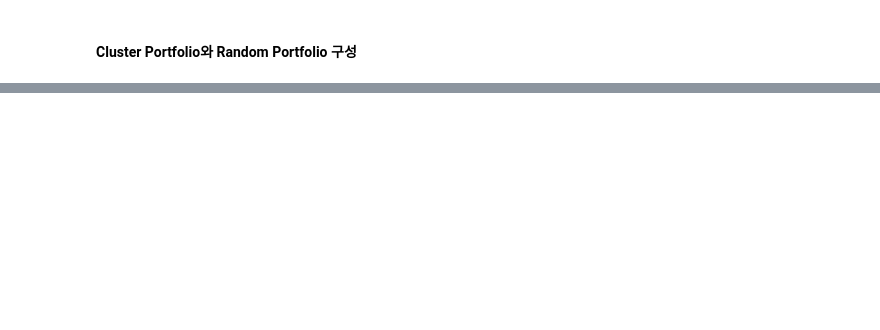
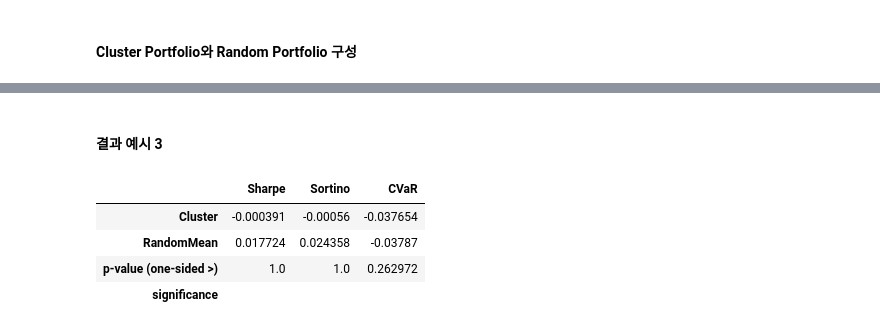
Before and after one commit to taekyounglee1224/SWCAP-Clustering-Valuation-Portfolio, a Jupyter notebook: portfolio.ipynb, the cells around one changed output, grey strips where cells are left out. Saved outputs shown, nothing was run; the diff lists cells and outputs as text; code cells hidden in the pictures; blank space fills up the shorter version.

```diff
--- a/portfolio.ipynb
+++ b/portfolio.ipynb
@@ -431,0 +494,10 @@ t_test_df_out
+# %% [markdown]
+#### 결과 예시 3
+# %%
+pd.DataFrame(t_test_results['filtered_cluster_1']['in_sample'])
+# %% [output]
+|  | Sharpe | Sortino | CVaR |
+| Cluster | -0.000391 | -0.00056 | -0.037654 |
+| RandomMean | 0.017724 | 0.024358 | -0.03787 |
+| p-value (one-sided >) | 1.0 | 1.0 | 0.262972 |
+| significance |  |  |  |
```
Also changed, not shown: parts of 42 cells of this notebook, 19 other files.
